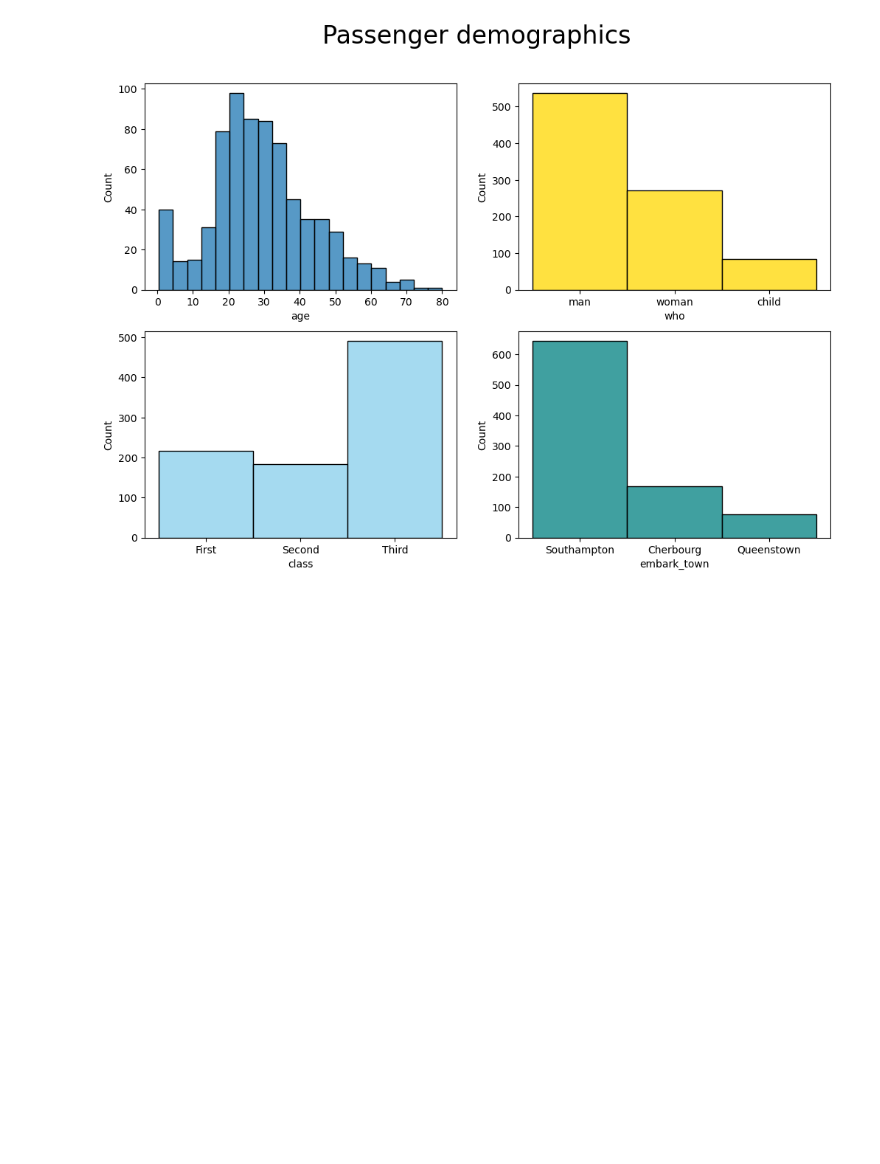
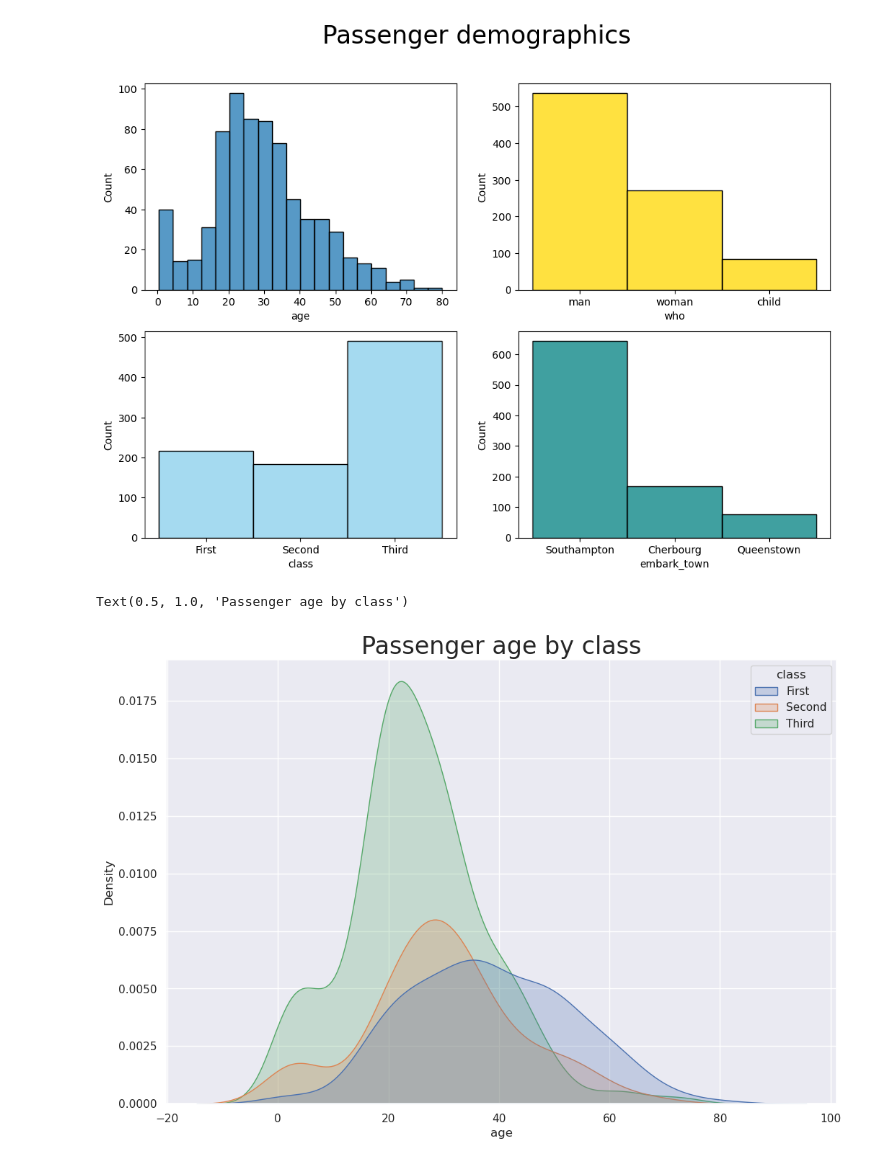
Before and after one commit to Michal-Radomski/Python-Data-Visualization, a Jupyter notebook: 01 Data Visualization/02_Seaborn/seaborn.ipynb, the cells around one changed output. Saved outputs shown, nothing was run; the diff lists cells and outputs as text; code cells hidden in the pictures; blank space fills up the shorter version.

Commit message:
Data Visualization in Python course - commit 16

```diff
--- a/01 Data Visualization/02_Seaborn/seaborn.ipynb
+++ b/01 Data Visualization/02_Seaborn/seaborn.ipynb
@@ -2,6 +2,8 @@
 import seaborn as sns
 import matplotlib.pyplot as plt # pyplot - imperative interface
 
+sns.set_theme(rc={"figure.figsize": (12,8)})
+
 sns.get_dataset_names()
 # %% [output]
 ['anagrams',
@@ -52,3 +54,9 @@ fig.suptitle("Passenger demographics", size=24)
 # %% [output]
 Text(0.5, 0.98, 'Passenger demographics')
 [figure]
+# %%
+ax=sns.kdeplot(data=titanic, x="age", hue="class", fill=True)
+ax.set_title("Passenger age by class", size=24)
+# %% [output]
+Text(0.5, 1.0, 'Passenger age by class')
+[figure, added]
```
Also changed, not shown: parts of 2 cells of this notebook.
